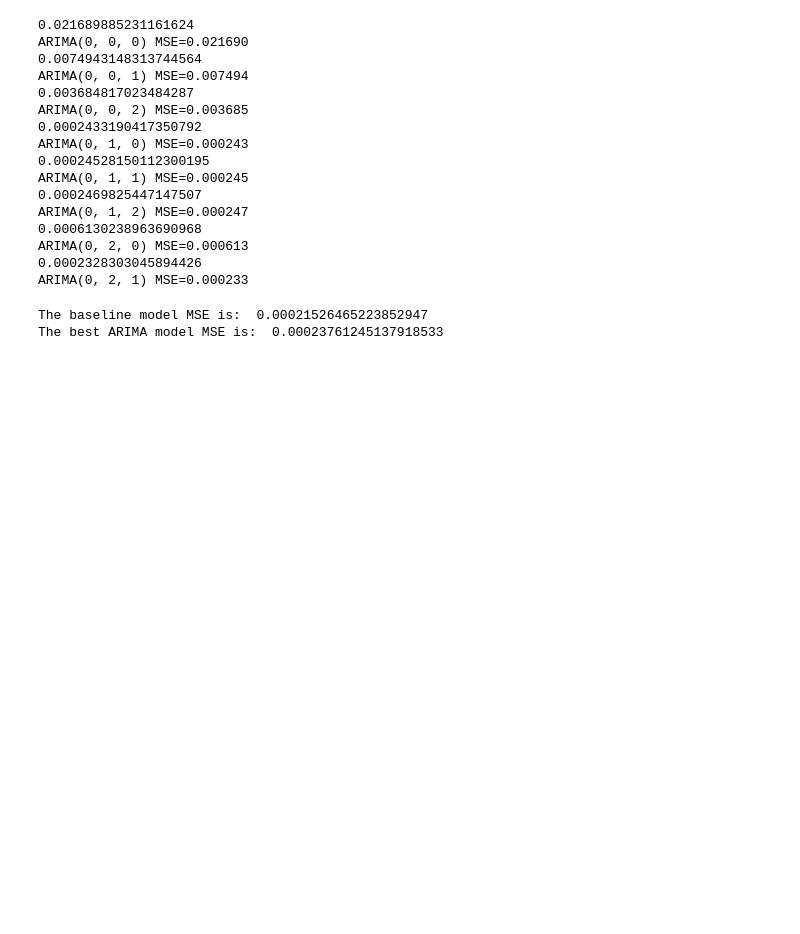
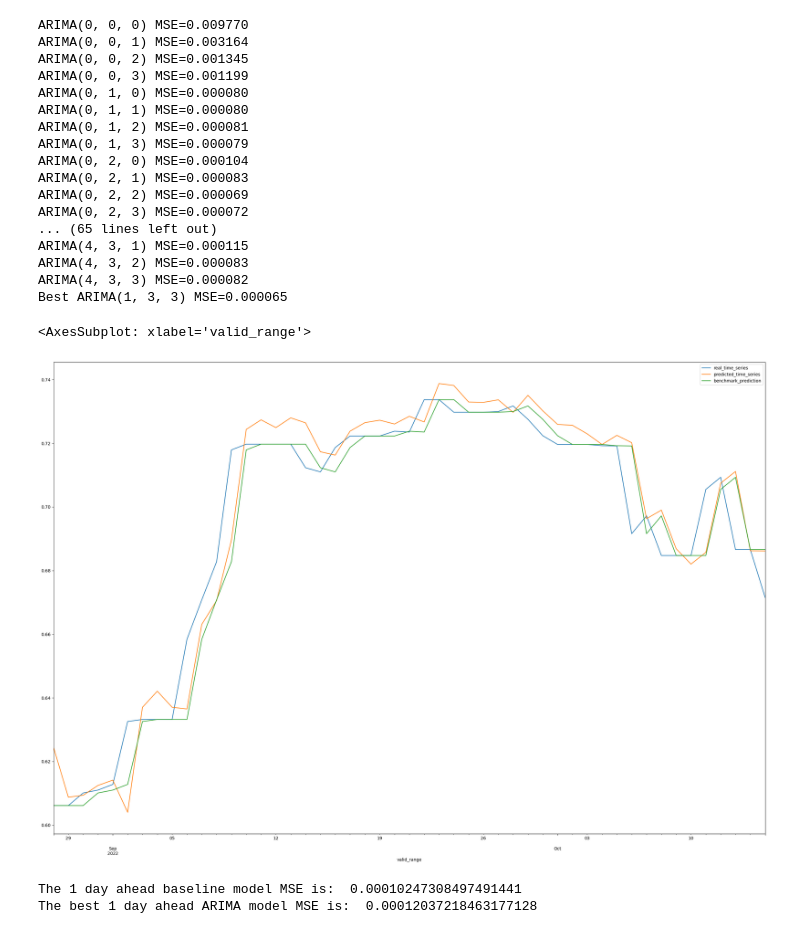
Before and after one commit to michael-fuest/DAiA-EON, a Jupyter notebook: TimeSeries.ipynb, the cells around one changed output. Cells and saved outputs as stored; diff of their text form; code cells hidden in the pictures; blank space fills up the shorter version.

```diff
--- a/TimeSeries.ipynb
+++ b/TimeSeries.ipynb
@@ -130,9 +116,9 @@ import warnings
 
 warnings.filterwarnings("ignore")
 
-p_values = [0, 1, 2]
-d_values = range(0, 3) #this is the range for the values
-q_values = range(0, 3) #this is the range for the values
+p_values = [0, 1, 2, 3, 4]
+d_values = range(0, 4) #this is the range for the values
+q_values = range(0, 4) #this is the range for the values
 
 def forecast_nextday_price(X, arima_order, training = 0.90, type = 'df'):
     #Defining exogenous values
@@ -162,20 +148,20 @@ def forecast_nextday_price(X, arima_order, training = 0.90, type = 'df'):
     if type == 'error':
         return error
     res = pd.DataFrame({'real_time_series': history, 'predicted_time_series': list(train) + predictions}, index = df.index)
-    res['baseline'] = res.real_time_series.shift(1)
+    res['benchmark_prediction'] = res.real_time_series.shift(1)
     res = res[train_size:]
     return res
 
 
 def forecast_price_long_term(X, arima_order, days, training = 0.90, type = 'df'):
-    forecast = max(days, 1)
+    days = max(days, 1)
 
     #Defining exogenous values
     exo = X.drop(columns=['price_kwh'])
     timeseries = np.array(X.price_kwh)
 
     # prepare training dataset
-    train_size = int(training)
+    train_size = int(len(timeseries) * training)
     train, test = timeseries[:train_size], timeseries[train_size:]
 
     exo_train, exo_test = exo[:train_size], exo[train_size:]
@@ -243,9 +229,9 @@ def evaluate_models(dataset, p_values, d_values, q_values, days = 1):
                 order = (p,d,q)
                 try:
                     if days == 1:
-                        mse = forecast_nextday_price(dataset, order, 0.90, 'error')
+                        mse = forecast_nextday_price(dataset, order, 0.70, 'error')
                     else:
-                        mse = forecast_price_long_term(dataset, order, 0.90, 3, 'error')
+                        mse = forecast_price_long_term(dataset, order, 3, 0.70, 'error')
                     if mse < best_score:
                         best_score, best_cfg = mse, order
                     print('ARIMA%s MSE=%.6f' % (order,mse))
@@ -256,30 +242,31 @@ def evaluate_models(dataset, p_values, d_values, q_values, days = 1):
 # %%
 #Benchmarking against the baseline model (which predicts yesterday's price everytime)
 res = forecast_nextday_price(df, evaluate_models(df, p_values, d_values, q_values))
-res.plot()
+res.plot(figsize = (30,20))
 # %% [output]
-0.021689885231161624
-ARIMA(0, 0, 0) MSE=0.021690
-0.0074943148313744564
-ARIMA(0, 0, 1) MSE=0.007494
-0.003684817023484287
-ARIMA(0, 0, 2) MSE=0.003685
-0.0002433190417350792
-ARIMA(0, 1, 0) MSE=0.000243
-0.00024528150112300195
-ARIMA(0, 1, 1) MSE=0.000245
-0.0002469825447147507
-ARIMA(0, 1, 2) MSE=0.000247
-0.0006130238963690968
-ARIMA(0, 2, 0) MSE=0.000613
-0.0002328303045894426
-ARIMA(0, 2, 1) MSE=0.000233
+ARIMA(0, 0, 0) MSE=0.009770
+ARIMA(0, 0, 1) MSE=0.003164
+ARIMA(0, 0, 2) MSE=0.001345
+ARIMA(0, 0, 3) MSE=0.001199
+ARIMA(0, 1, 0) MSE=0.000080
+ARIMA(0, 1, 1) MSE=0.000080
+ARIMA(0, 1, 2) MSE=0.000081
+ARIMA(0, 1, 3) MSE=0.000079
+ARIMA(0, 2, 0) MSE=0.000104
+ARIMA(0, 2, 1) MSE=0.000083
+ARIMA(0, 2, 2) MSE=0.000069
+ARIMA(0, 2, 3) MSE=0.000072
+... (65 lines left out)
+ARIMA(4, 3, 1) MSE=0.000115
+ARIMA(4, 3, 2) MSE=0.000083
+ARIMA(4, 3, 3) MSE=0.000082
+Best ARIMA(1, 3, 3) MSE=0.000065
+<AxesSubplot: xlabel='valid_range'>
+[figure, added]
 # %%
 #Evaluating MSEs
-size = int(0.90 * len(df))
-res = res.dropna()
-print('The baseline model MSE is: ', mean_squared_error(res.real_time_series[size:], res.baseline[size:]))
-print('The best ARIMA model MSE is: ', mean_squared_error(res.real_time_series[size:], res.predicted_time_series[size:]))
+print('The 1 day ahead baseline model MSE is: ', mean_squared_error(res.real_time_series, res.benchmark_prediction))
+print('The best 1 day ahead ARIMA model MSE is: ', mean_squared_error(res.real_time_series, res.predicted_time_series))
 # %% [output]
-The baseline model MSE is:  0.00021526465223852947
-The best ARIMA model MSE is:  0.00023761245137918533
+The 1 day ahead baseline model MSE is:  0.00010247308497491441
+The best 1 day ahead ARIMA model MSE is:  0.00012037218463177128
```
Also changed, not shown: parts of 6 cells of this notebook.
